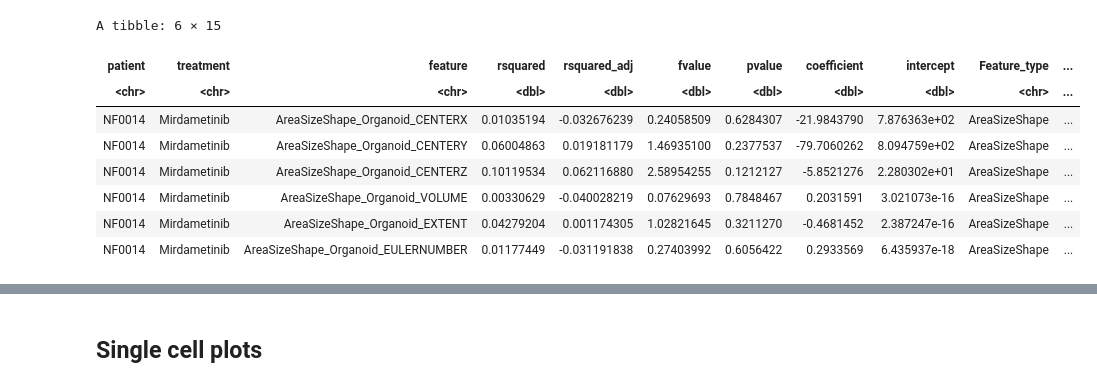
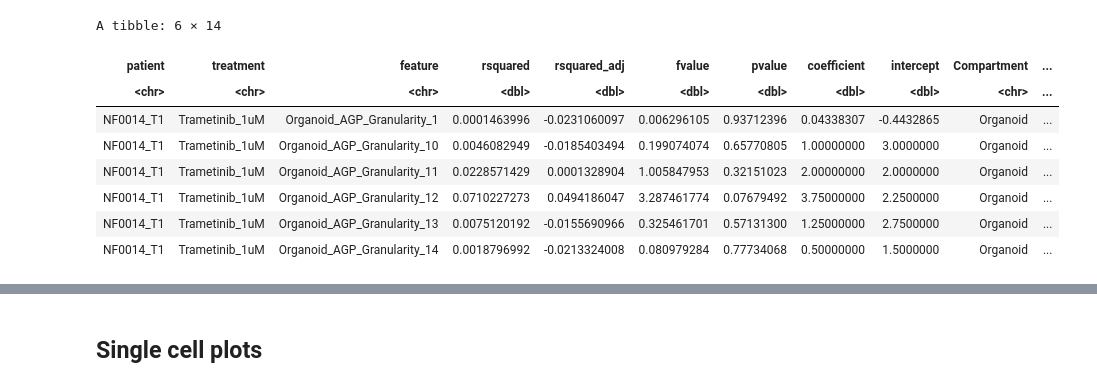
Before and after one commit to MikeLippincott/NF1_organoid_profile_analysis, a Jupyter notebook: 1.EDA/notebooks/10.plot_linear_modeling_results.ipynb, the cells around one changed output, grey strips where cells are left out. Drawn from its saved outputs; the diff is of its cells as text; code cells hidden in the pictures.

```diff
--- a/1.EDA/notebooks/10.plot_linear_modeling_results.ipynb
+++ b/1.EDA/notebooks/10.plot_linear_modeling_results.ipynb
@@ -52,22 +52,22 @@ if (!dir.exists(figures_path)) {
 # %%
 organoid_fs_lm_results_path <- file.path(
     root_dir,
-    "5.EDA/results/linear_modeling/organoid_fs.parquet"
+    "1.EDA/results/linear_modeling/organoid_fs.parquet"
 )
 organoid_fs_lm_results_df <- arrow::read_parquet(
     organoid_fs_lm_results_path
 )
 head(organoid_fs_lm_results_df)
 # %% [output]
-A tibble: 6 × 15
+A tibble: 6 × 14
-| patient | treatment | feature | rsquared | rsquared_adj | fvalue | pvalue | coefficient | intercept | Feature_type | ... |
+| patient | treatment | feature | rsquared | rsquared_adj | fvalue | pvalue | coefficient | intercept | Compartment | ... |
 | <chr> | <chr> | <chr> | <dbl> | <dbl> | <dbl> | <dbl> | <dbl> | <dbl> | <chr> | ... |
-| NF0014 | Mirdametinib | AreaSizeShape_Organoid_CENTERX | 0.01035194 | -0.032676239 | 0.24058509 | 0.6284307 | -21.9843790 | 7.876363e+02 | AreaSizeShape | ... |
-| NF0014 | Mirdametinib | AreaSizeShape_Organoid_CENTERY | 0.06004863 | 0.019181179 | 1.46935100 | 0.2377537 | -79.7060262 | 8.094759e+02 | AreaSizeShape | ... |
-| NF0014 | Mirdametinib | AreaSizeShape_Organoid_CENTERZ | 0.10119534 | 0.062116880 | 2.58954255 | 0.1212127 | -5.8521276 | 2.280302e+01 | AreaSizeShape | ... |
-| NF0014 | Mirdametinib | AreaSizeShape_Organoid_VOLUME | 0.00330629 | -0.040028219 | 0.07629693 | 0.7848467 | 0.2031591 | 3.021073e-16 | AreaSizeShape | ... |
-| NF0014 | Mirdametinib | AreaSizeShape_Organoid_EXTENT | 0.04279204 | 0.001174305 | 1.02821645 | 0.3211270 | -0.4681452 | 2.387247e-16 | AreaSizeShape | ... |
-| NF0014 | Mirdametinib | AreaSizeShape_Organoid_EULERNUMBER | 0.01177449 | -0.031191838 | 0.27403992 | 0.6056422 | 0.2933569 | 6.435937e-18 | AreaSizeShape | ... |
+| NF0014_T1 | Trametinib_1uM | Organoid_AGP_Granularity_1 | 0.0001463996 | -0.0231060097 | 0.006296105 | 0.93712396 | 0.04338307 | -0.4432865 | Organoid | ... |
+| NF0014_T1 | Trametinib_1uM | Organoid_AGP_Granularity_10 | 0.0046082949 | -0.0185403494 | 0.199074074 | 0.65770805 | 1.00000000 | 3.0000000 | Organoid | ... |
+| NF0014_T1 | Trametinib_1uM | Organoid_AGP_Granularity_11 | 0.0228571429 | 0.0001328904 | 1.005847953 | 0.32151023 | 2.00000000 | 2.0000000 | Organoid | ... |
+| NF0014_T1 | Trametinib_1uM | Organoid_AGP_Granularity_12 | 0.0710227273 | 0.0494186047 | 3.287461774 | 0.07679492 | 3.75000000 | 2.2500000 | Organoid | ... |
+| NF0014_T1 | Trametinib_1uM | Organoid_AGP_Granularity_13 | 0.0075120192 | -0.0155690966 | 0.325461701 | 0.57131300 | 1.25000000 | 2.7500000 | Organoid | ... |
+| NF0014_T1 | Trametinib_1uM | Organoid_AGP_Granularity_14 | 0.0018796992 | -0.0213324008 | 0.080979284 | 0.77734068 | 0.50000000 | 1.5000000 | Organoid | ... |
 # %%
 width <- 15
 height <- 8
```
Also changed, not shown: parts of 9 cells of this notebook, 13 other files.
